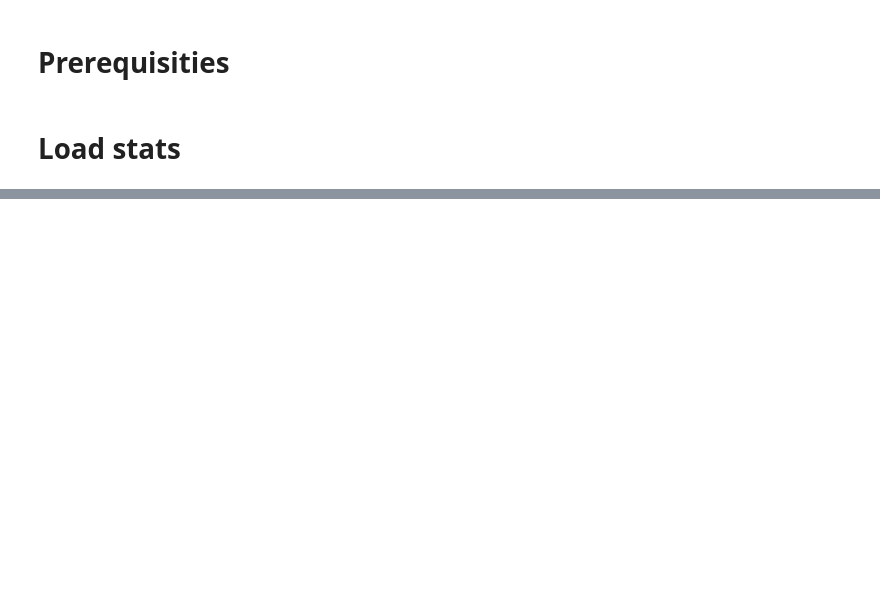
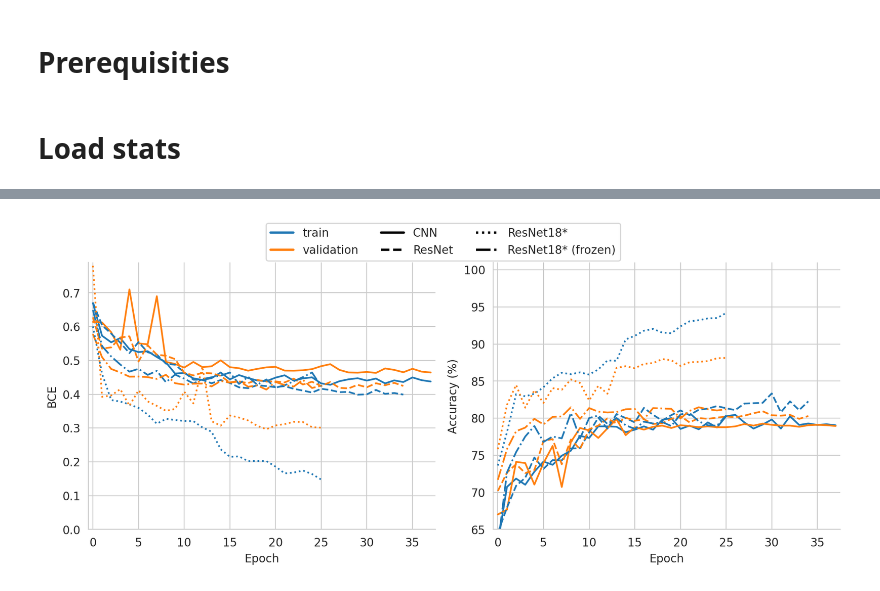
Before and after one commit to R0ner/02514-DL-in-CV, a Jupyter notebook: Project1/results.ipynb, the cells around one changed output, grey strips where cells are left out. Drawn from its saved outputs; the diff is of its cells as text; code cells hidden in the pictures; blank space fills up the shorter version.

```diff
--- a/Project1/results.ipynb
+++ b/Project1/results.ipynb
@@ -7,8 +7,9 @@ import os
 import matplotlib.pyplot as plt
 import numpy as np
 import seaborn as sns
+from matplotlib.lines import Line2D
 
-sns.set_theme()
+sns.set_style("whitegrid")
 # %% [markdown]
 # Load stats
 # %%
@@ -44,0 +104,44 @@ for fname in json_files:
+# %%
+model2ls = {'cnn_4': '-', 'resnet': '--', 'rn18': ':', 'rn18_freeze': '-.'}
+model2ls_beauty = {'CNN': '-', 'ResNet': '--', 'ResNet18*': ':', 'ResNet18* (frozen)': '-.'}
+# %%
+c1, c2 = plt.rcParams['axes.prop_cycle'].by_key()['color'][:2]
+fig, (ax0, ax1) = plt.subplots(1, 2, figsize=(10, 4), tight_layout=True, dpi=200)
+
+max_epoch = 0
+for stats in stats_list:
+    if not stat_to_setting(stats) == 0:
+        continue
+    ls = model2ls[stats['model']]
+    ax0.plot(stats['train_loss'], c=c1, ls=ls, label='train')
+    ax0.plot(stats['val_loss'], c=c2, ls=ls, label='validation')
+    ax0.set_xlabel('Epoch')
+    ax0.set_ylabel('BCE')
+
+    ax1.plot(np.array(stats['train_acc']) * 100, c=c1, ls=ls, label='train')
+    ax1.plot(np.array(stats['val_acc']) * 100, c=c2, ls=ls, label='validation')
+    ax1.set_xlabel('Epoch')
+    ax1.set_ylabel('Accuracy (%)')
+
+    max_epoch = max(stats['epoch'][-1], max_epoch)
+
+ax0.set_xlim((-.5, max_epoch+0.5))
+ax1.set_xlim((-.5, max_epoch+0.5))
+
+ax0.set_ylim((0, 0.79))
+ax1.set_ylim((65, 101))
+
+custom_lines = [
+    *[Line2D([0], [0], color=c1, lw=2, label='train'),
+    Line2D([0], [0], color=c2, lw=2, label='validation')],
+    *[Line2D([0], [0], color='k', lw=2, ls=v, label=k) for k, v in model2ls_beauty.items()]
+]
+
+fig.legend(loc='upper center',
+           ncol=3,
+           bbox_to_anchor=(0.5, 1.1),
+           handles=custom_lines);
+sns.despine()
+fig.savefig('../figs/all_models.png', bbox_inches='tight')
+# %% [output]
+[figure, added]
```
Also changed, not shown: parts of 4 cells of this notebook, 2 other files.
